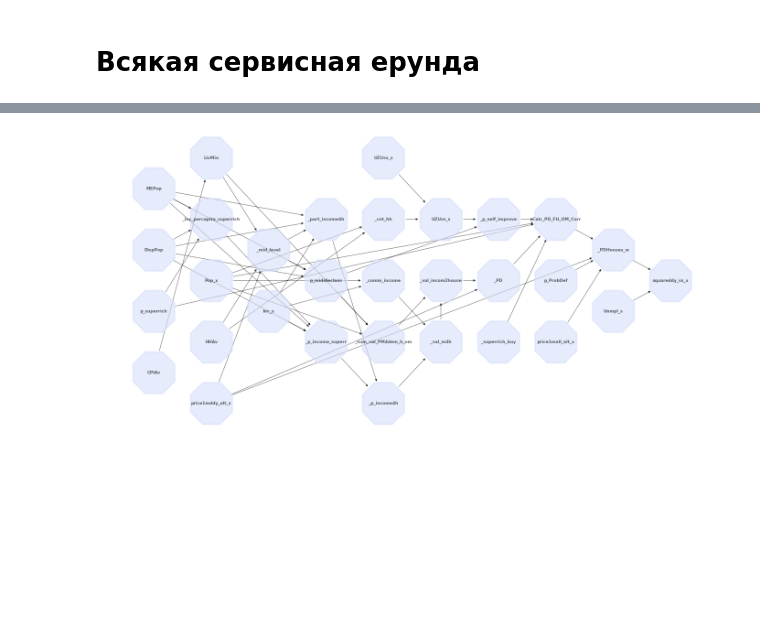
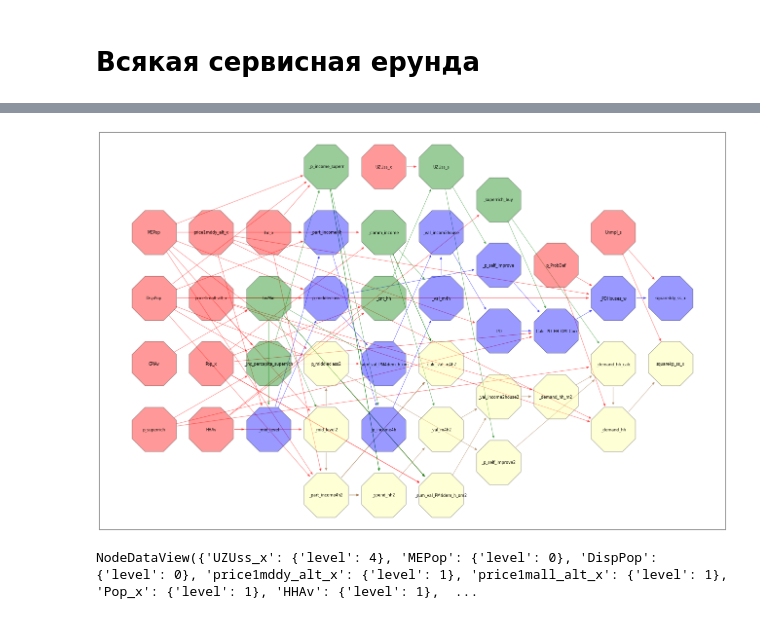
Before and after one commit to amsergeev/AIGK_j, a Jupyter notebook: DEMAND_OM_MODEL/service.ipynb, the cells around one changed output, grey strips where cells are left out. Cells and saved outputs as stored; diff of their text form; code cells hidden in the pictures; blank space fills up the shorter version.

```diff
--- a/DEMAND_OM_MODEL/service.ipynb
+++ b/DEMAND_OM_MODEL/service.ipynb
@@ -20,13 +33,13 @@ NodeDataView({'_PDHouses_w': {}, 'Unmpl_s': {}, '_p_self_improve': {}, 'UZUss_s'
 # %%
-lev0=['squareddy_ss_x']
-lev1=['_PDHouses_w', 'Unmpl_s']
-lev2=['price1mall_alt_x', '_Calc_PD_FH_OM_Corr', 'p_ProbDef']
-lev3=['_PD', '_superrich_buy', '_p_self_improve']
-lev4=['_val_incom2house', 'UZUss_s', '_val_m4h']
-lev5=['_p_income4h', '_cnt_hh', '_sum_val_PM4dem_h_om', '_comm_income', 'UZUss_x']
-lev6=['p_middleclass', '_p_income_superr', '_part_income4h']
-lev7=['_mid_level', 'Inc_x']
-lev8=['price1mddy_alt_x', 'Unmpl_s', 'LivMin', '_inc_percapita_superrich', 'HHAv', 'Pop_x']
+lev0=['squareddy_ss_x', 'squarekp_ss_x']
+lev1=['_PDHouses_w', 'Unmpl_s', '_demand_hh', '_demand_hh_calc']
+lev2=['_Calc_PD_FH_OM_Corr', 'p_ProbDef', '_demand_hh_m2']
+lev3=['_PD', '_superrich_buy', '_p_self_improve', '_p_self_improve2', '_val_income2house2']
+lev4=['_val_incom2house', 'UZUss_s', '_val_m4h', '_calc_val_m4h2', '_val_m4h2', '_sum_val_PM4dem_h_om2']
+lev5=['_p_income4h', '_cnt_hh', '_sum_val_PM4dem_h_om', '_comm_income', 'UZUss_x', '_spend_hh2']
+lev6=['p_middleclass', '_p_income_superr', '_part_income4h', 'p_middleclass2', '_part_income4h2', '_mid_level2']
+lev7=['_mid_level', 'Inc_x', '_inc_percapita_superrich', 'LivMin']
+lev8=['price1mddy_alt_x', 'Unmpl_s', 'HHAv', 'Pop_x', 'price1mall_alt_x']
 lev9=[ 'MEPop', 'DispPop', 'CPIAv', 'Unmpl_s', 'p_superrich']
 list_level=[lev9, lev8, lev7, lev6, lev5, lev4, lev3, lev2, lev1, lev0]
 
@@ -35,5 +48,5 @@ for n in G.nodes:
         if n in v:
             G.nodes[n]['level']=i
 for i in G.nodes.data():
-    print(i)
+    print(i[0], '\t\t\t', i[1])
 # %% [output]
@@ -114,11 +185,37 @@ OutEdgeView([('_PDHouses_w', 'squareddy_ss_x'), ('Unmpl_s', 'squareddy_ss_x'), (
-# %%
-plt.figure(figsize=(19,9))
-
-
-pos = nx.multipartite_layout(G, subset_key='level', align='vertical')
-nx.draw(G, pos, node_size=9700, font_size=9, alpha=0.6, font_color='#000000', with_labels =True,
-              font_weight='bold', node_shape ='8', node_color ="#d7e0fc", linewidths=3)
-
-plt.show()
-# %% [output]
-[figure, removed]
+# %%
+plt.figure(figsize=(23,15))
+
+
+pos = nx.multipartite_layout(G, subset_key='level', align='vertical')
+
+options = {"node_size": 9700, "alpha": 0.4, 'node_shape':'8', 'edgecolors':'k'}
+
+nx.draw_networkx_nodes(G, pos, nodelist=lstVarDB, node_color="r", **options)
+nx.draw_networkx_nodes(G, pos, nodelist=lstVarsComm, node_color="g", **options)
+nx.draw_networkx_nodes(G, pos, nodelist=lstVars1, node_color="b", **options)
+nx.draw_networkx_nodes(G, pos, nodelist=lstVar2, node_color="#ffff99", **options)
+
+labels = nx.draw_networkx_labels(G, pos=pos, font_size=8)
+
+nx.draw_networkx_edges(G, pos, width=1.0, alpha=0.5, min_source_margin =48, min_target_margin =50, edgelist=lst_e_db1, edge_color='r')
+nx.draw_networkx_edges(G, pos, width=1.0, alpha=0.5, min_source_margin =48, min_target_margin =50, edgelist=lst_e_db2, edge_color='r')
+nx.draw_networkx_edges(G, pos, width=1.0, alpha=0.5, min_source_margin =48, min_target_margin =50, edgelist=lst_e_dbc, edge_color='r')
+nx.draw_networkx_edges(G, pos, width=1.0, alpha=0.5, min_source_margin =48, min_target_margin =50, edgelist=lst_e_mod1, edge_color='b')
+nx.draw_networkx_edges(G, pos, width=1.0, alpha=0.5, min_source_margin =48, min_target_margin =50, edgelist=lst_e_mod2, edge_color='#996633')
+nx.draw_networkx_edges(G, pos, width=1.0, alpha=0.5, min_source_margin =48, min_target_margin =50, edgelist=lst_e_comm1, edge_color='g')
+nx.draw_networkx_edges(G, pos, width=1.0, alpha=0.5, min_source_margin =48, min_target_margin =50, edgelist=lst_e_comm2, edge_color='g')
+nx.draw_networkx_edges(G, pos, width=1.0, alpha=0.5, min_source_margin =48, min_target_margin =50, edgelist=lst_e_commC, edge_color='g')
+# nx.draw(G, pos, node_size=9700, font_size=9, alpha=0.6, font_color='#000000', with_labels =True,
+#               font_weight='bold', node_shape ='8', node_color ="#d7e0fc", linewidths=3)
+
+plt.show()
+# %% [output]
+[figure, added]
+# %%
+G_mod1=G.subgraph(lstVarDB+lstVarsComm+lstVars1).copy()
+# G_mod1.add_nodes_from(lstVarDB+lstVarsComm+lstVars1)
+G_mod1.add_edges_from(lst_e_db1 + lst_e_comm1 + lst_e_mod1 + lst_e_commC + lst_e_dbc)
+
+G_mod1.nodes.data()
+# %% [output]
+NodeDataView({'UZUss_x': {'level': 4}, 'MEPop': {'level': 0}, 'DispPop': {'level': 0}, 'price1mddy_alt_x': {'level': 1}, 'price1mall_alt_x': {'level': 1}, 'Pop_x': {'level': 1}, 'HHAv': {'level': 1},  ...
```
Also changed, not shown: parts of 7 cells of this notebook, 2 other files.
